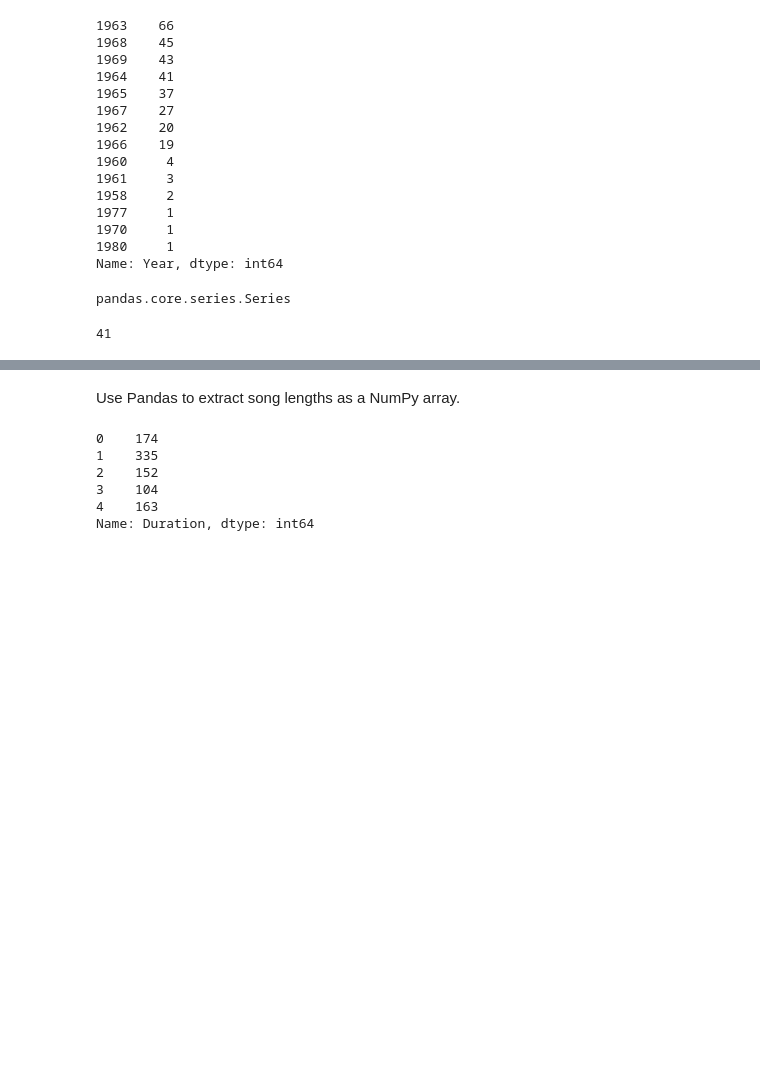
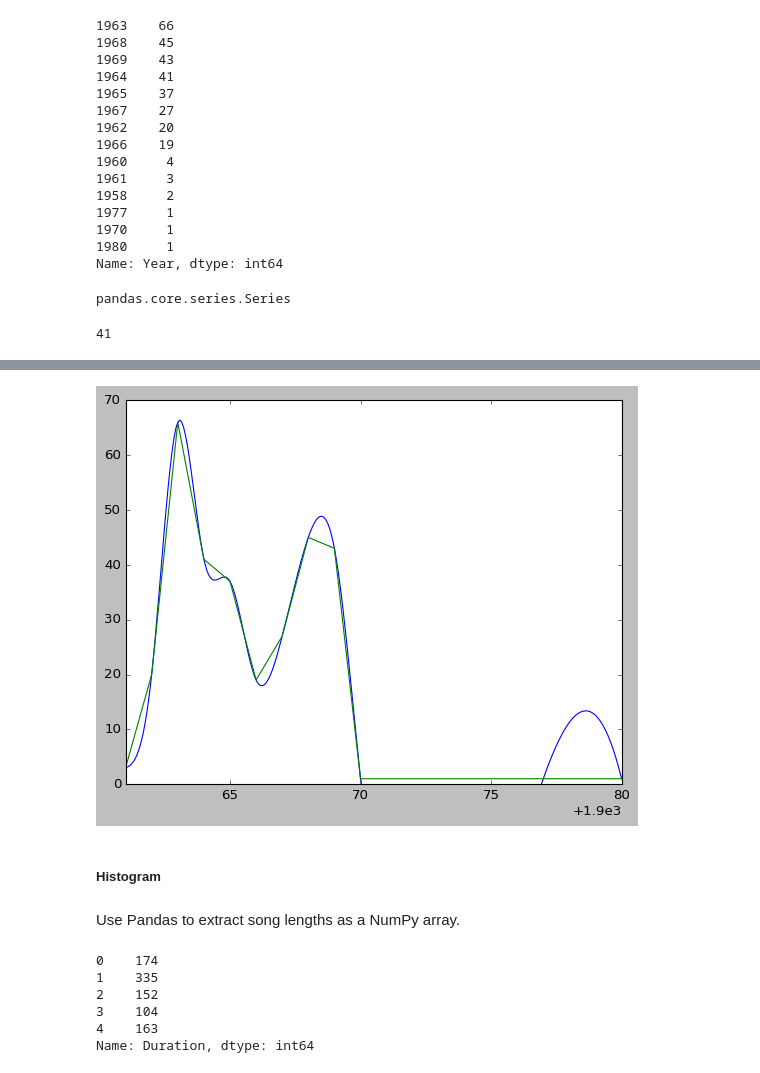
Before and after one commit to devedzic/eda, a Jupyter notebook: eda.ipynb, the cells around one changed output, grey strips where cells are left out. Drawn from its saved outputs; the diff is of its cells as text; code cells hidden in the pictures; blank space fills up the shorter version.

```diff
--- a/eda.ipynb
+++ b/eda.ipynb
@@ -461,3 +553,40 @@ Plot some bargraphs, scatterplots, boxplots,...
+# %%
+# # 300 represents the number of points to make between T.min and T.max
+# T = np.array([6, 7, 8, 9, 10, 11, 12])
+# power = np.array([1.53E+03, 5.92E+02, 2.04E+02, 7.24E+01, 2.72E+01, 1.10E+01, 4.70E+00])
+#
+# # plt.plot(T,power)
+# # plt.show()
+#
+# xnew = np.linspace(T.min(), T.max(), 300)
+#
+# spl = make_interp_spline(T, power, k=3)  # type: BSpline
+# power_smooth = spl(xnew)
+#
+# plt.plot(xnew, power_smooth)
+# plt.show()
+
+from scipy.interpolate import make_interp_spline, BSpline
+
+year_smooth = np.linspace(year.min(), year.max(), 300)
+spl = make_interp_spline(year, counts, k=3)  # type: BSpline
+counts_smooth = spl(year_smooth)
+
+plt.xlim([1961, 1980])
+plt.ylim([0, 70])
+
+plt.plot(year_smooth, counts_smooth)
+plt.plot(year, counts)
+plt.show()
+
+# For some reasons, this did not work
+# ax1.plot(year_smooth, counts_smooth, color='steelblue', linewidth=3, alpha=0.8)    # alpha: transparency (0-1)
+# display(type(ax1.plot(year_smooth, counts_smooth, color='steelblue', linewidth=3, alpha=0.8)))    # alpha: transparency (0-1)
+# # ax1.show()
+# %% [output]
+[figure, added]
+# %% [markdown]
+##### Histogram
 # %% [markdown]
 Use Pandas to extract song lengths as a NumPy array.
 # %%
```
Also changed, not shown: parts of 60 cells of this notebook.
